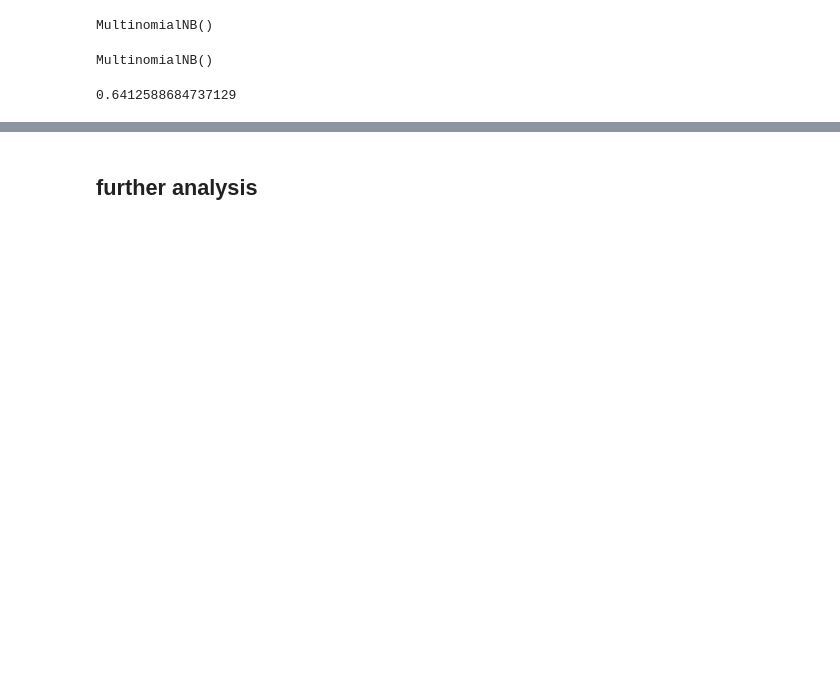
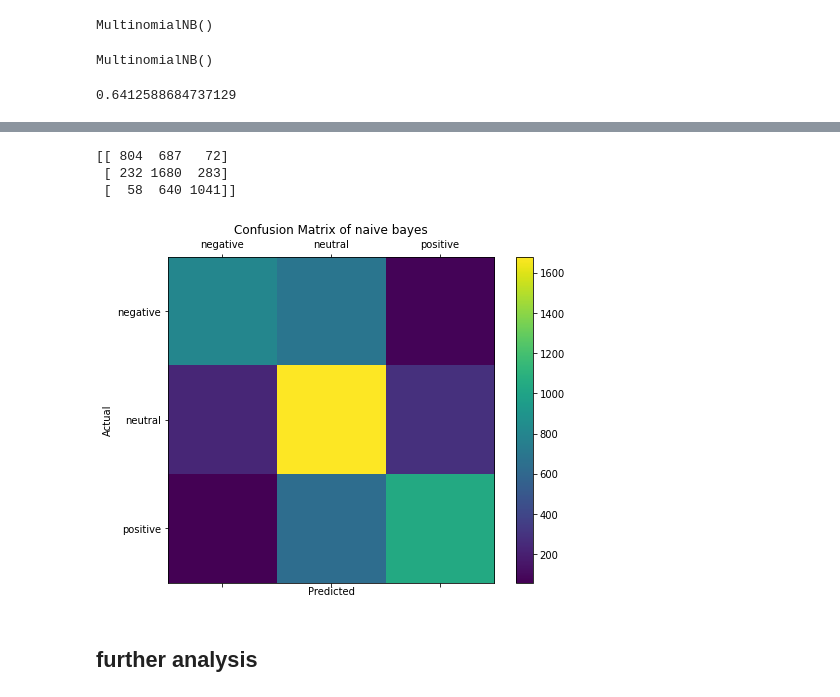
Before and after one commit to Mystic-Trooper/sentiment-analysis, a Jupyter notebook: Untitled.ipynb, the cells around one changed output, grey strips where cells are left out. Cells and saved outputs as stored; diff of their text form; code cells hidden in the pictures; blank space fills up the shorter version.

```diff
--- a/Untitled.ipynb
+++ b/Untitled.ipynb
@@ -377,2 +379,25 @@ plt.show()
+# %%
+from sklearn.metrics import confusion_matrix
+import pylab as plt
+import matplotlib.pyplot as plt
+import seaborn as sns
+labels = ["negative","neutral","positive"]
+cmx = confusion_matrix(y_test, y_pred_class)
+print(cmx)
+fig = plt.figure()
+ax = fig.add_subplot(111)
+cax = ax.matshow(cmx)
+plt.title("Confusion Matrix of naive bayes")
+fig.colorbar(cax)
+ax.set_xticklabels([''] + labels)
+ax.set_yticklabels([''] + labels)
+plt.xlabel("Predicted")
+plt.ylabel("Actual")
+plt.show()
+# %% [output]
+[[ 804  687   72]
+ [ 232 1680  283]
+ [  58  640 1041]]
+[figure, added]
 # %% [markdown]
 ## further analysis
```
Also changed, not shown: parts of 8 cells of this notebook.
